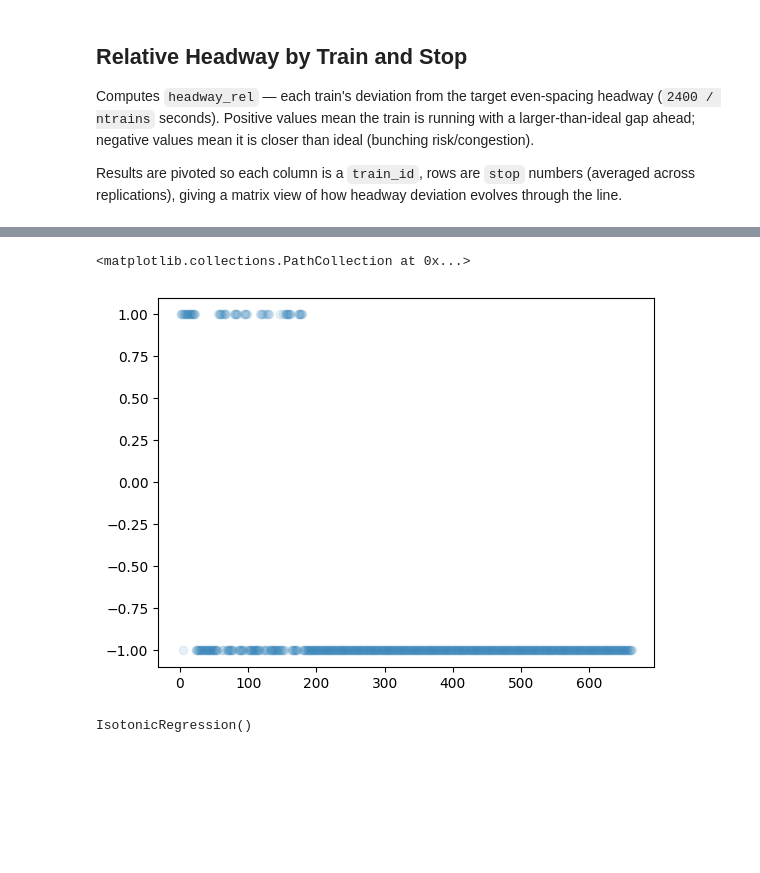
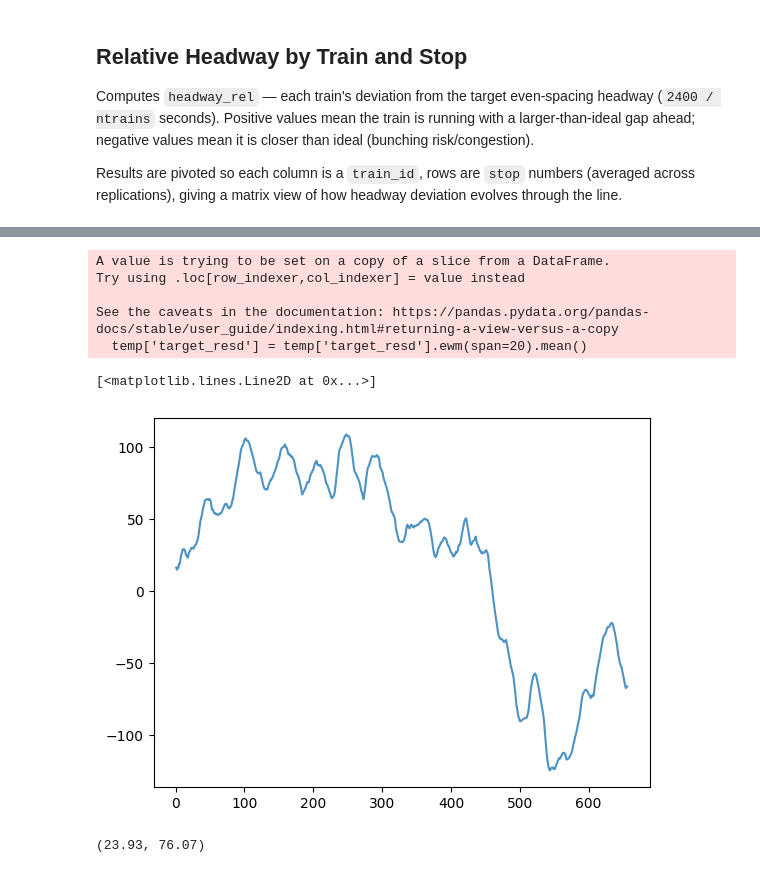
Before and after one commit to peppy-senpai/MBTA, a Jupyter notebook: part4_post_sim_analysis.ipynb, the cells around one changed output, grey strips where cells are left out. Drawn from its saved outputs; the diff is of its cells as text; code cells hidden in the pictures; blank space fills up the shorter version.

```diff
--- a/part4_post_sim_analysis.ipynb
+++ b/part4_post_sim_analysis.ipynb
@@ -318,16 +318,28 @@ resd
 # %%
-temp = resd[(resd['pred']==2)&(resd['target']==3)&(resd['rep']==78)]
+temp = resd[(resd['pred']==0)&(resd['target']==4)&(resd['rep']==25)]
 
-plt.scatter(temp['stop'], temp['cor'], alpha=0.1)
+temp['target_resd'] = temp['target_resd'].ewm(span=20).mean()
+
+plt.plot(temp['stop'], temp['target_resd'], alpha=0.8)
 # %% [output]
-<matplotlib.collections.PathCollection at 0x...>
+A value is trying to be set on a copy of a slice from a DataFrame.
+Try using .loc[row_indexer,col_indexer] = value instead
+
+See the caveats in the documentation: https://pandas.pydata.org/pandas-docs/stable/user_guide/indexing.html#returning-a-view-versus-a-copy
+  temp['target_resd'] = temp['target_resd'].ewm(span=20).mean()
+[<matplotlib.lines.Line2D at 0x...>]
-[figure, old version]
+[figure, new version]
-# %%
-from sklearn.isotonic import IsotonicRegression
-model = IsotonicRegression()
-model.fit(temp['stop'], temp['cor'])
-# %% [output]
-IsotonicRegression()
+# %%
+test = resd[(resd['pred']==3)&(resd['target']==1)]
+temp = test.pivot_table(index='unique_stop', columns='cor', values='target', aggfunc='count')
+temp['sum'] = temp[[-1,1]].sum(axis=1)
+pos, neg = temp[1].sum(), temp[-1].sum()
+temp[-1] = temp[-1]*100/temp['sum']
+temp[1] = temp[1]*100/temp['sum']
+
+round(pos*100/(pos+neg), 2).item(), round(neg*100/(pos+neg), 2).item()
+# %% [output]
+(23.93, 76.07)
 # %%
 blue_stops = ['Bowdoin' ,'Government Center', 'State', 'Aquarium',
                 'Maverick', 'Airport', 'Wood Island',
```
Also changed, not shown: parts of 5 cells of this notebook, 3 other files.
